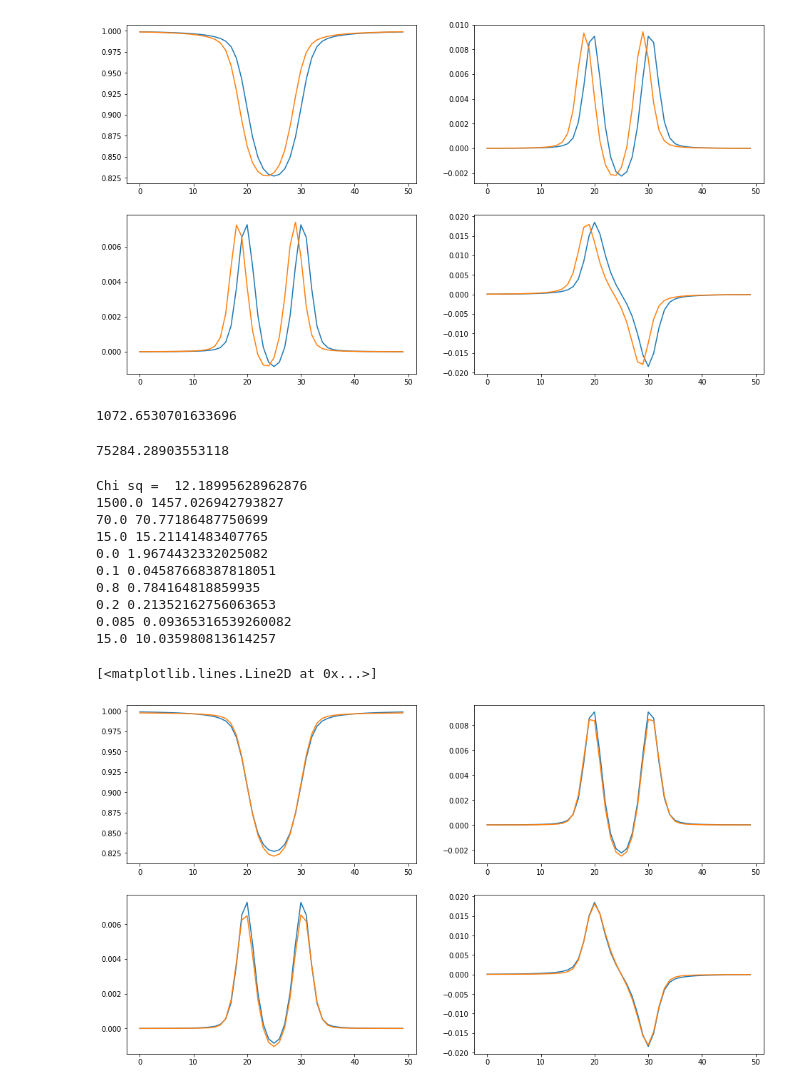
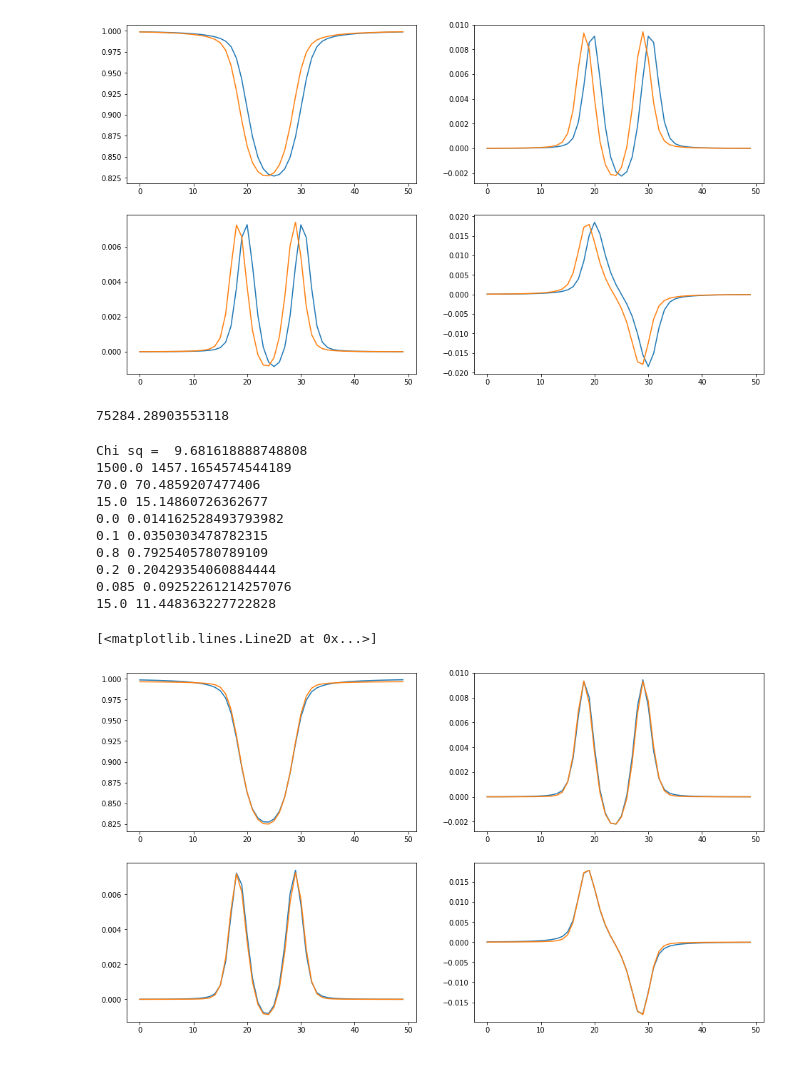
Before and after one commit to ivanzmilic/me_inversion_exercises, a Jupyter notebook: me_school_example.ipynb, the cells around one changed output. Saved outputs shown, nothing was run; the diff lists cells and outputs as text; code cells hidden in the pictures.

```diff
--- a/me_school_example.ipynb
+++ b/me_school_example.ipynb
@@ -66,9 +72,5 @@ def chisq(params,ll,obs,errors,mu,s):
     chisquared = np.sum(res**2.0)
     return chisquared
-# %%
-chisq(modelSingle,0,stokes,1E-3,1.0,s)
-# %% [output]
-1072.6530701633696
 # %%
 modelTest = np.asarray([2000.0,45.0,22.5,1.0,1E-3,0.5,0.5,0.1,10])
 chisq(modelTest,0,stokes,1E-3,1.0,s)
@@ -77,40 +79,40 @@ chisq(modelTest,0,stokes,1E-3,1.0,s)
 # %%
 from scipy.optimize import minimize
 
-result = minimize(chisq,modelTest,args=(0,stokes,1E-3,1.0,s),method='Nelder-Mead')
-result = minimize(chisq,result.x,args=(0,stokes,1E-3,1.0,s),method='CG')
+result = minimize(chisq,modelTest,args=(0,stokes2,1E-3,1.0,s),method='Nelder-Mead')
+result = minimize(chisq,result.x,args=(0,stokes2,1E-3,1.0,s))
 
-print("Chi sq = ", chisq(result.x,0,stokes,1E-3,1.0,s))
+print("Chi sq = ", chisq(result.x,0,stokes2,1E-3,1.0,s))
 
 for i in range(0,len(modelSingle)):
     print (modelSingle[i],result.x[i])
 # %% [output]
-Chi sq =  12.18995628962876
-1500.0 1457.026942793827
-70.0 70.77186487750699
-15.0 15.21141483407765
-0.0 1.9674432332025082
-0.1 0.04587668387818051
-0.8 0.784164818859935
-0.2 0.21352162756063653
-0.085 0.09365316539260082
-15.0 10.035980813614257
+Chi sq =  9.681618888748808
+1500.0 1457.1654574544189
+70.0 70.4859207477406
+15.0 15.14860726362677
+0.0 0.014162528493793982
+0.1 0.0350303478782315
+0.8 0.7925405780789109
+0.2 0.20429354060884444
+0.085 0.09252261214257076
+15.0 11.448363227722828
 # %%
 fit = s.synth(result.x,mu)
 
 plt.figure(figsize=[16,9])
 plt.subplot(221)
-plt.plot(stokes[0])
+plt.plot(stokes2[0])
 plt.plot(fit[0])
 plt.subplot(222)
-plt.plot(stokes[1])
+plt.plot(stokes2[1])
 plt.plot(fit[1])
 plt.subplot(223)
-plt.plot(stokes[2])
+plt.plot(stokes2[2])
 plt.plot(fit[2])
 plt.subplot(224)
-plt.plot(stokes[3])
+plt.plot(stokes2[3])
 plt.plot(fit[3])
 # %% [output]
 [<matplotlib.lines.Line2D at 0x...>]
-[figure, old version]
+[figure, new version]
```
Also changed, not shown: parts of 1 cell of this notebook, 1 other file.
